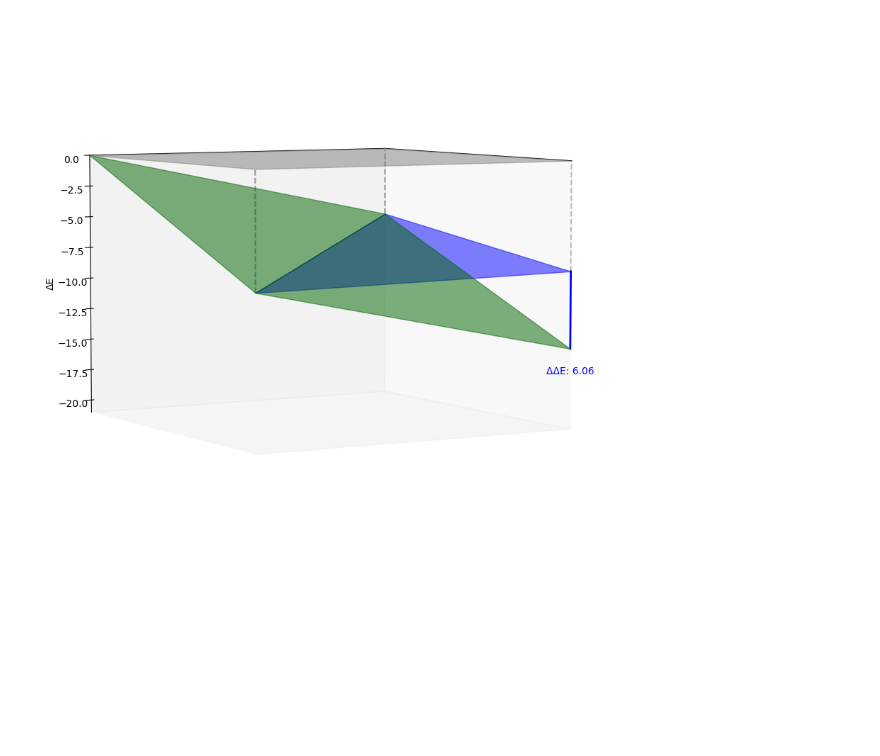
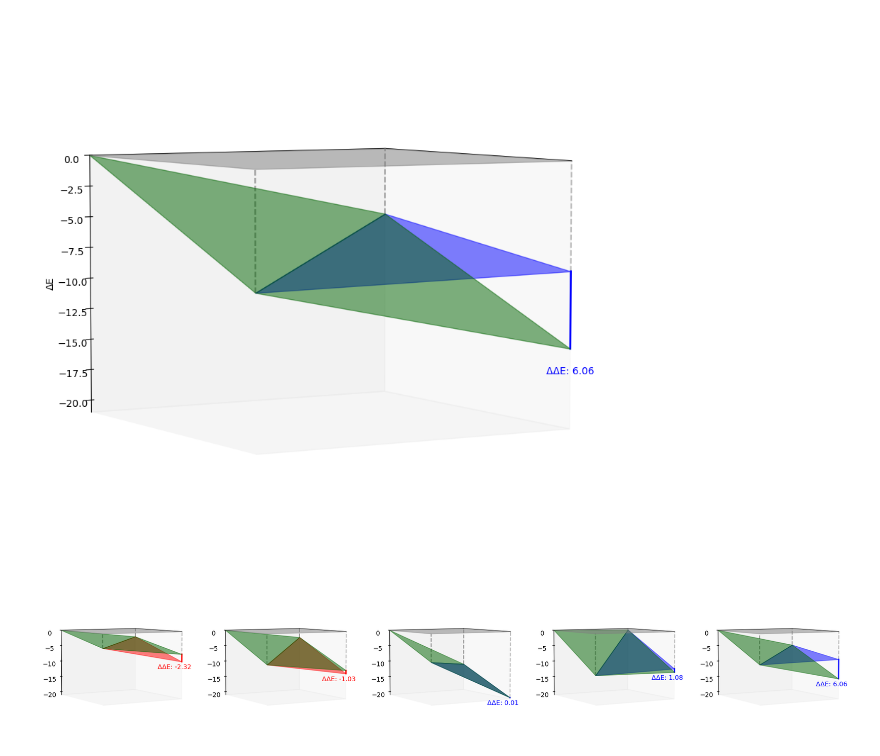
Before and after one commit to Daniel-Xkan/potts_model_test, a Jupyter notebook: manuscript_plot_de_planes.ipynb, the cells around one changed output. Cells and saved outputs as stored; diff of their text form; code cells hidden in the pictures; blank space fills up the shorter version.

Commit message:
3d scatter finished

```diff
--- a/manuscript_plot_de_planes.ipynb
+++ b/manuscript_plot_de_planes.ipynb
@@ -222,3 +222,79 @@ for row in rows_to_plot:
 [figure]
 [figure]
 [figure]
+# %%
+from mpl_toolkits.mplot3d.art3d import Poly3DCollection
+
+import matplotlib.pyplot as plt
+
+# Create a figure with 1 row and 5 columns of subplots
+fig, axes = plt.subplots(1, 5, subplot_kw={'projection': '3d'}, figsize=(22, 4))
+
+# Iterate over the rows to plot each graph
+for ax, row in zip(axes, rows_to_plot):
+    _, dde, de1, de2, de12 = row
+    plane_color = 'darkgreen'
+    vertices = [[0, 0, 0], [0, xy_base, de1], [xy_base, 0, de2]]
+
+    # Add the first triangle to the plot
+    triangle = Poly3DCollection([vertices], alpha=0.5, color=plane_color)
+    ax.add_collection3d(triangle)
+
+    # Define the vertices of the second triangle
+    vertices2 = [[xy_base, 0, de2], [0, xy_base, de1], [xy_base, xy_base, de12]]
+
+    # Add the second triangle to the plot
+    color = 'red' if dde < 0 else 'blue'
+    triangle2 = Poly3DCollection([vertices2], alpha=0.5, color=color)
+    ax.add_collection3d(triangle2)
+
+    # Plot straight lines from each vertex of the triangles to the xy surface
+    for vertex in vertices + vertices2:
+        x, y, z = vertex
+        ax.plot([x, x], [y, y], [z, 0], alpha=0.5, color='gray', linestyle='--')
+
+    # Define the vertices of the square
+    square_vertices = [[0, 0, 0], [0, xy_base, 0], [xy_base, xy_base, 0], [xy_base, 0, 0]]
+
+    # Add the square to the plot
+    square = Poly3DCollection([square_vertices], alpha=0.5, color='gray', edgecolor='gray')
+    ax.add_collection3d(square)
+
+    # Add a triangle with vertices (0, xy_base, de1), (xy_base, 0, de2), (xy_base, xy_base, de1 + de2)
+    vertices3 = [[0, xy_base, de1], [xy_base, 0, de2], [xy_base, xy_base, de1 + de2]]
+    triangle3 = Poly3DCollection([vertices3], alpha=0.5, color=plane_color)
+    ax.add_collection3d(triangle3)
+
+    # Draw a solid line between the x-coordinates of the second and third triangle
+    line_color = 'blue' if dde > 0 else 'red'
+    ax.plot([vertices2[2][0], vertices3[2][0]],  # x-coordinates
+            [vertices2[2][1], vertices3[2][1]],  # y-coordinates
+            [vertices2[2][2], vertices3[2][2]],  # z-coordinates
+            color=line_color, linewidth=2)
+
+    # Label the ΔΔE value
+    label_position = [(vertices2[2][0] + vertices3[2][0]) / 2 -2,
+                      (vertices2[2][1] + vertices3[2][1]) / 2,
+                      min(vertices2[2][2], vertices3[2][2]) - 2]  # Adjusted Z position to be slightly below the bottom of the line
+    ax.text(label_position[0], label_position[1], label_position[2],
+            f"ΔΔE: {dde:.2f}", color=line_color, fontsize=10, ha='center')
+
+    # Set the limits and labels
+    ax.set_xlim([0, xy_base])
+    ax.set_ylim([xy_base, 0])
+    ax.set_zlim([-xy_base, 0])
+    ax.xaxis.set_ticks_position('upper')
+    ax.yaxis.set_ticks_position('upper')
+    ax.view_init(elev=5, azim=240)
+    ax.grid(False)
+    ax.set_xticks([])
+    ax.set_yticks([])
+    ax.set_xlabel('')
+    ax.set_ylabel('')
+
+# Adjust layout and show the plot
+# Adjust the spacing to prevent the last picture from being cut off
+# plt.subplots_adjust(left=0.05, right=0.95, top=0.9, bottom=0.1, wspace=0.3)
+plt.show()
+# %% [output]
+[figure, added]
```
Also changed, not shown: 6 other files.
